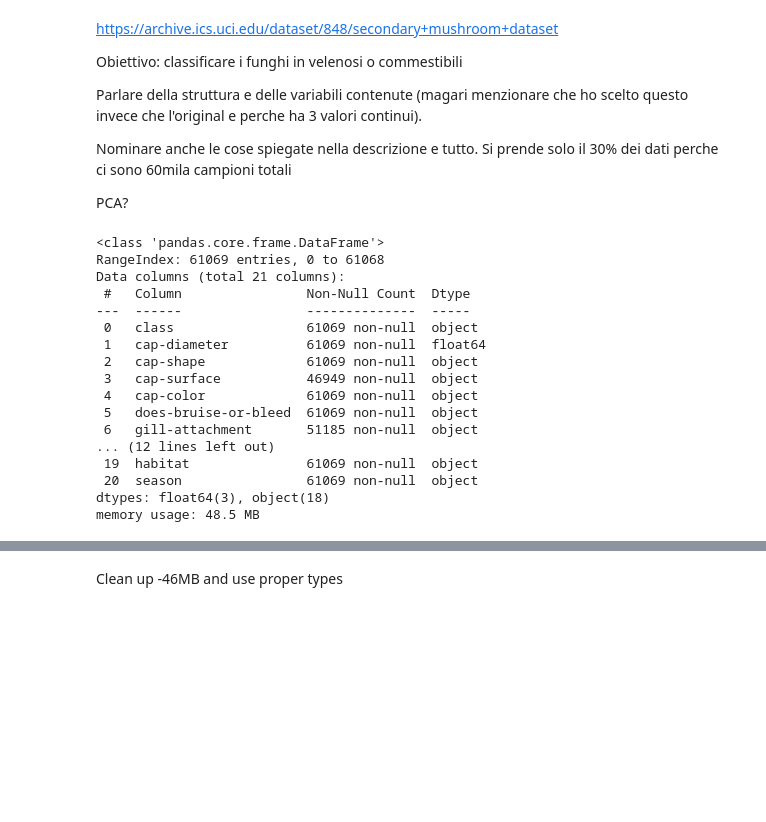
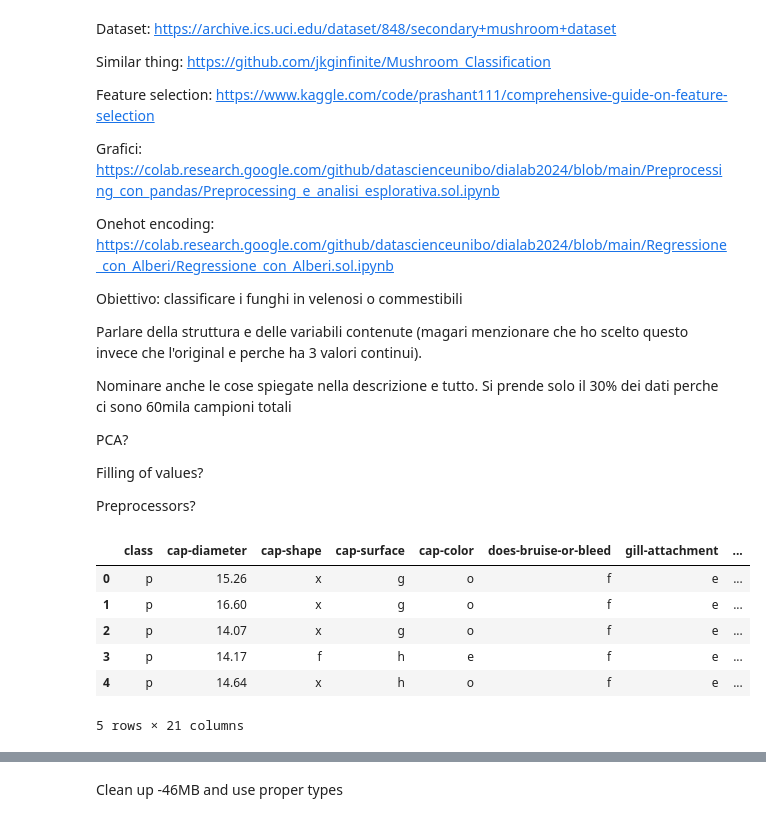
Before and after one commit to MauroPello/mushrooms-classification, a Jupyter notebook: feature-selection.ipynb, the cells around one changed output, grey strips where cells are left out. Cells and saved outputs as stored; diff of their text form; code cells hidden in the pictures; blank space fills up the shorter version.

```diff
--- a/feature-selection.ipynb
+++ b/feature-selection.ipynb
@@ -5,7 +5,15 @@ import numpy as np
 import pandas as pd
 import matplotlib.pyplot as plt
 # %% [markdown]
-https://archive.ics.uci.edu/dataset/848/secondary+mushroom+dataset
+Dataset: https://archive.ics.uci.edu/dataset/848/secondary+mushroom+dataset
+
+Similar thing: https://github.com/jkginfinite/Mushroom_Classification
+
+Feature selection: https://www.kaggle.com/code/prashant111/comprehensive-guide-on-feature-selection
+
+Grafici: https://colab.research.google.com/github/datascienceunibo/dialab2024/blob/main/Preprocessing_con_pandas/Preprocessing_e_analisi_esplorativa.sol.ipynb
+
+Onehot encoding: https://colab.research.google.com/github/datascienceunibo/dialab2024/blob/main/Regressione_con_Alberi/Regressione_con_Alberi.sol.ipynb
 
 Obiettivo: classificare i funghi in velenosi o commestibili
 
@@ -14,33 +22,27 @@ Parlare della struttura e delle variabili contenute (magari menzionare che ho sc
 Nominare anche le cose spiegate nella descrizione e tutto. Si prende solo il 30% dei dati perche ci sono 60mila campioni totali
 
 PCA?
+
+Filling of values?
+
+Preprocessors?
 # %%
 from os import path
 from urllib.request import urlretrieve
 
 dataset_url = "https://archive.ics.uci.edu/static/public/848/data.csv"
 if not path.exists("mushrooms.csv"):
     urlretrieve(dataset_url, "mushrooms.csv")
 
 # mushrooms = pd.read_csv("mushrooms.csv").sample(frac=0.3, random_state=42)
 mushrooms = pd.read_csv("mushrooms.csv")
 
-mushrooms.info(memory_usage="deep")
+mushrooms.head()
 # %% [output]
+|  | class | cap-diameter | cap-shape | cap-surface | cap-color | does-bruise-or-bleed | gill-attachment | ... |
+| 0 | p | 15.26 | x | g | o | f | e | ... |
+| 1 | p | 16.60 | x | g | o | f | e | ... |
+| 2 | p | 14.07 | x | g | o | f | e | ... |
+| 3 | p | 14.17 | f | h | e | f | e | ... |
+| 4 | p | 14.64 | x | h | o | f | e | ... |
-<class 'pandas.core.frame.DataFrame'>
-RangeIndex: 61069 entries, 0 to 61068
-Data columns (total 21 columns):
- #   Column                Non-Null Count  Dtype
----  ------                --------------  -----
- 0   class                 61069 non-null  object
- 1   cap-diameter          61069 non-null  float64
- 2   cap-shape             61069 non-null  object
- 3   cap-surface           46949 non-null  object
- 4   cap-color             61069 non-null  object
- 5   does-bruise-or-bleed  61069 non-null  object
- 6   gill-attachment       51185 non-null  object
-... (12 lines left out)
- 19  habitat               61069 non-null  object
- 20  season                61069 non-null  object
-dtypes: float64(3), object(18)
-memory usage: 48.5 MB
+5 rows × 21 columns
```
Also changed, not shown: parts of 14 cells of this notebook, 2 other files.
